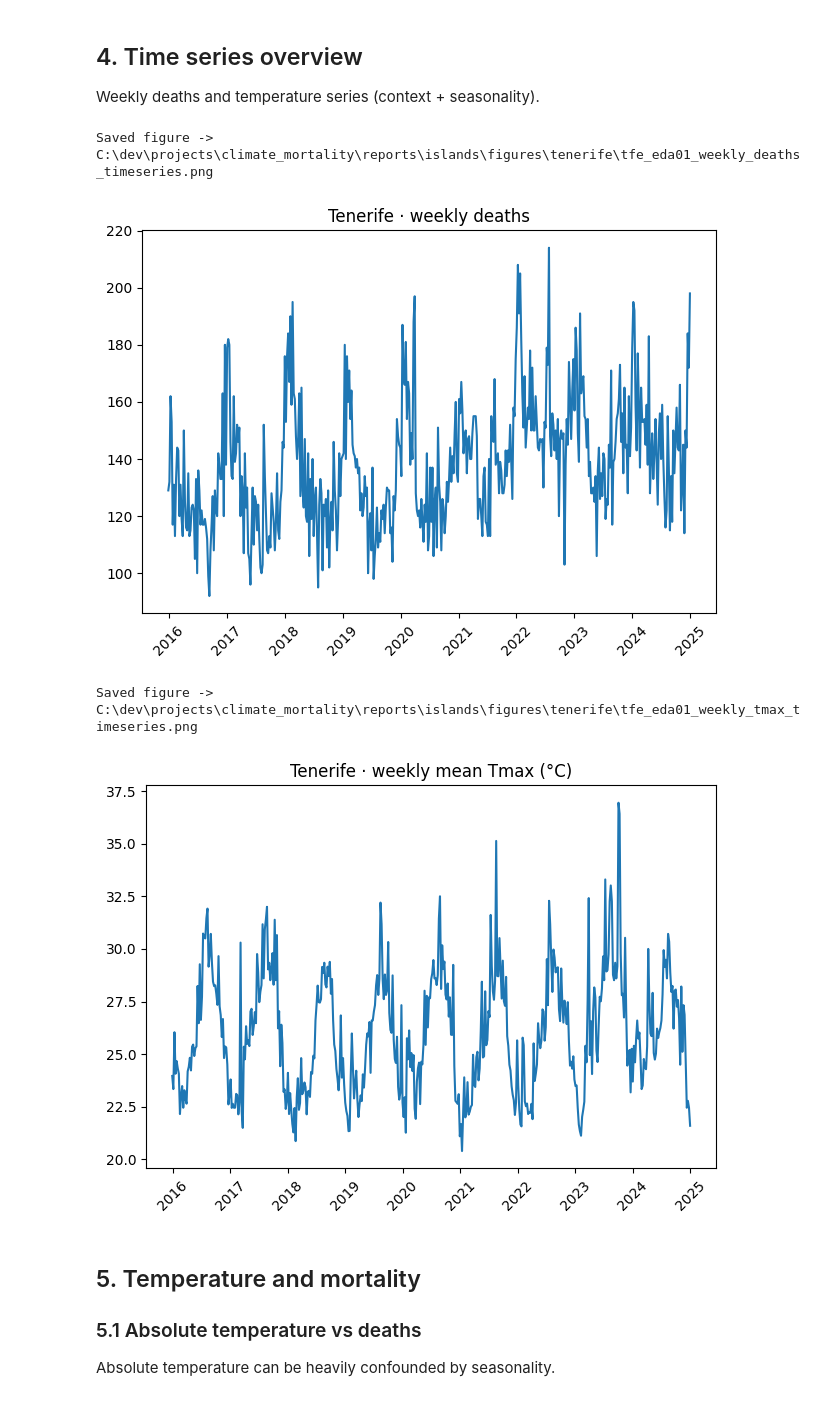
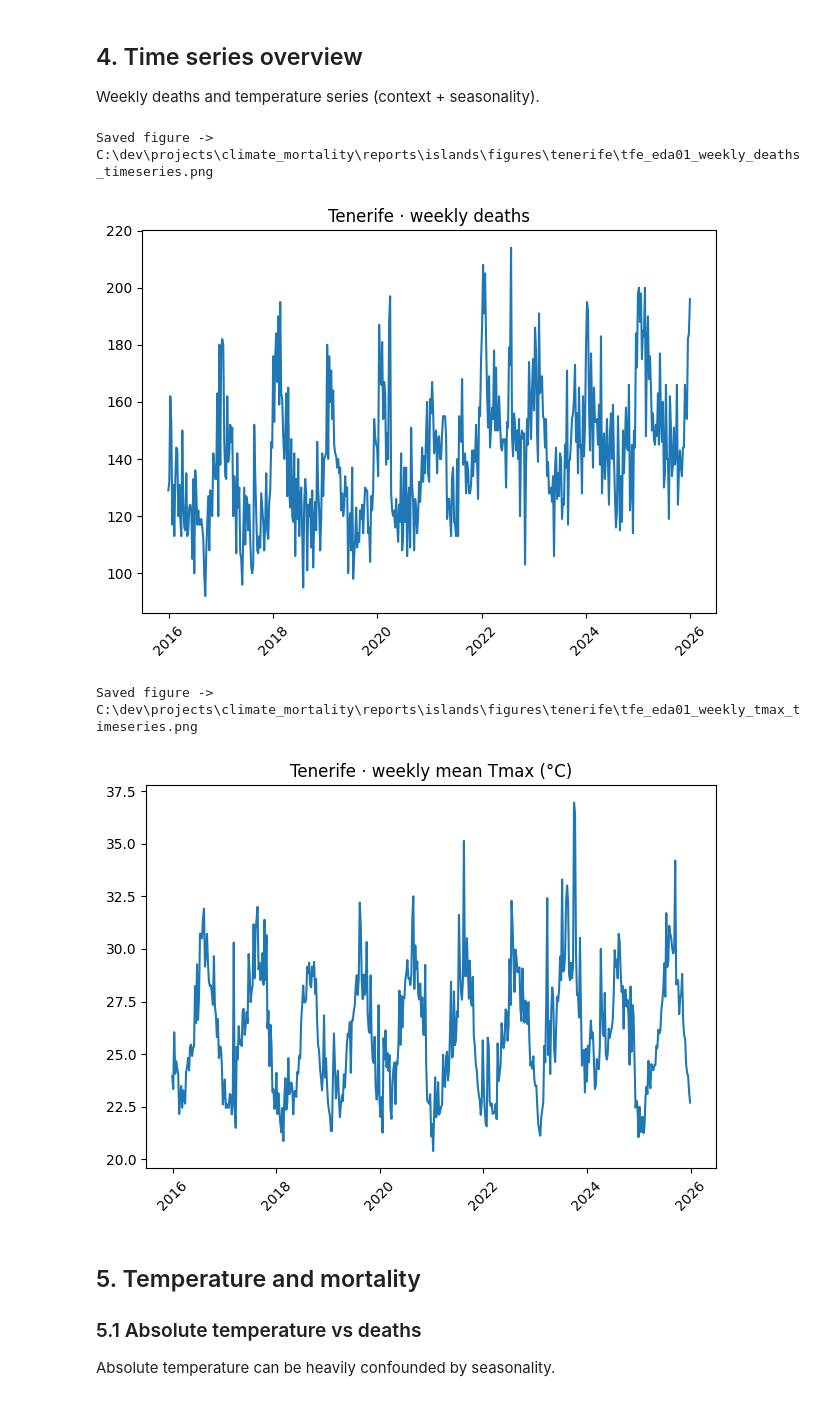
Before and after one commit to ferProg/climate_mortality, a Jupyter notebook: islands/tenerife/analysis.ipynb, the cells around one changed output. Saved outputs shown, nothing was run; the diff lists cells and outputs as text; code cells hidden in the pictures.

Commit message:
Change period to 2025, readme-island

```diff
--- a/islands/tenerife/analysis.ipynb
+++ b/islands/tenerife/analysis.ipynb
@@ -52,7 +54,7 @@ print("FIG_DIR:", FIG_DIR)
 print("TAB_DIR:", TAB_DIR)
 
 # --- data input ---
-FP = ROOT / "data/processed" / ISLAND_NAME / "master" / f"master_{ISLAND_CODE}_2015_2024.parquet"
+FP = ROOT / "data/processed" / ISLAND_NAME / "master" / f"master_{ISLAND_CODE}_2016_2025.parquet"
 print("FP:", FP)
 
 assert FP.exists(), f"Missing file: {FP}"
@@ -161,15 +159,15 @@ Created excess_deaths from deaths_week using month-of-year mean.
 # Ensure weekly datetime
 df['week_start'] = pd.to_datetime(df['week_start'], errors='coerce')
 
-# Subset to Tenerife if needed
+# Subset to island if needed
 if 'island_code' in df.columns:
-    df = df.loc[df['island_code'].eq('tfe')].copy()
+    df = df.loc[df['island_code'].eq(ISLAND_CODE)].copy()
 
 df = df.sort_values('week_start').reset_index(drop=True)
-glance(df, label='tfe_master_weekly', n=5)
+glance(df, label=f"{ISLAND_CODE}_master_weekly", n=5)
 
 # Merge calima proxy weekly dataset (kept external to the base master)
-calima_fp = ROOT / 'data' / 'processed' / 'tenerife' / 'calima' / 'calima_proxy_weekly_tfe_2015_2024_v2.parquet'
+calima_fp = ROOT / 'data' / 'processed' / ISLAND_NAME / 'calima' / f"calima_proxy_weekly_{ISLAND_CODE}_2016_2025.parquet"
 print('Calima proxy FP:', calima_fp)
 
 if calima_fp.exists():
@@ -178,8 +176,8 @@ if calima_fp.exists():
 
     keep = [
         'week_start',
-        'calima_proxy_score_v2',
-        'calima_proxy_level_v2',
+        'calima_proxy_score',
+        'calima_proxy_level',
     ]
     extra_keep = [c for c in [
         'cap_dust_yellow_plus_week',
@@ -319,24 +317,24 @@ Weekly deaths and temperature series (context + seasonality).
 # %%
 plt.figure()
 plt.plot(df['week_start'], df['deaths_week'])
-plt.title('Tenerife · weekly deaths')
+plt.title(f"{ISLAND_NAME.capitalize()} · weekly deaths")
 plt.xticks(rotation=45)
 plt.tight_layout()
-autosave_fig(FIG_DIR / 'tfe_eda01_weekly_deaths_timeseries.png')
+autosave_fig(FIG_DIR / f"{ISLAND_CODE}_eda01_weekly_deaths_timeseries.png")
 plt.show()
 
 plt.figure()
 plt.plot(df['week_start'], df['tmax_c_mean'])
-plt.title('Tenerife · weekly mean Tmax (°C)')
+plt.title(f"{ISLAND_NAME.capitalize()} · weekly mean Tmax (°C)")
 plt.xticks(rotation=45)
 plt.tight_layout()
-autosave_fig(FIG_DIR / 'tfe_eda01_weekly_tmax_timeseries.png')
+autosave_fig(FIG_DIR / f"{ISLAND_CODE}_eda01_weekly_tmax_timeseries.png")
 plt.show()
 # %% [output]
 Saved figure -> C:\dev\projects\climate_mortality\reports\islands\figures\tenerife\tfe_eda01_weekly_deaths_timeseries.png
-[figure, old version]
+[figure, new version]
 Saved figure -> C:\dev\projects\climate_mortality\reports\islands\figures\tenerife\tfe_eda01_weekly_tmax_timeseries.png
-[figure, old version]
+[figure, new version]
 # %% [markdown]
 ## 5. Temperature and mortality
 ### 5.1 Absolute temperature vs deaths
```
Also changed, not shown: parts of 24 cells of this notebook, 25 other files.
